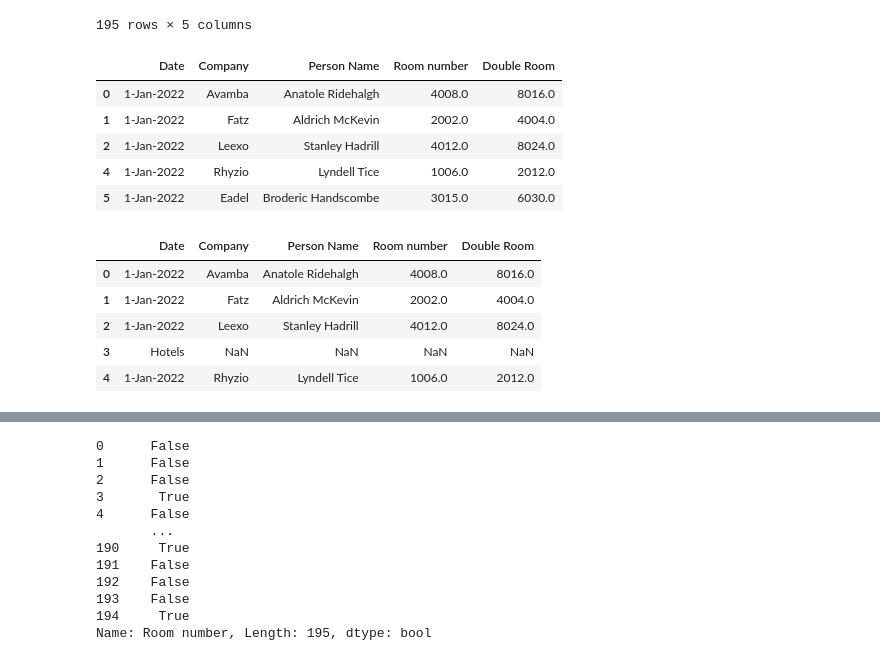
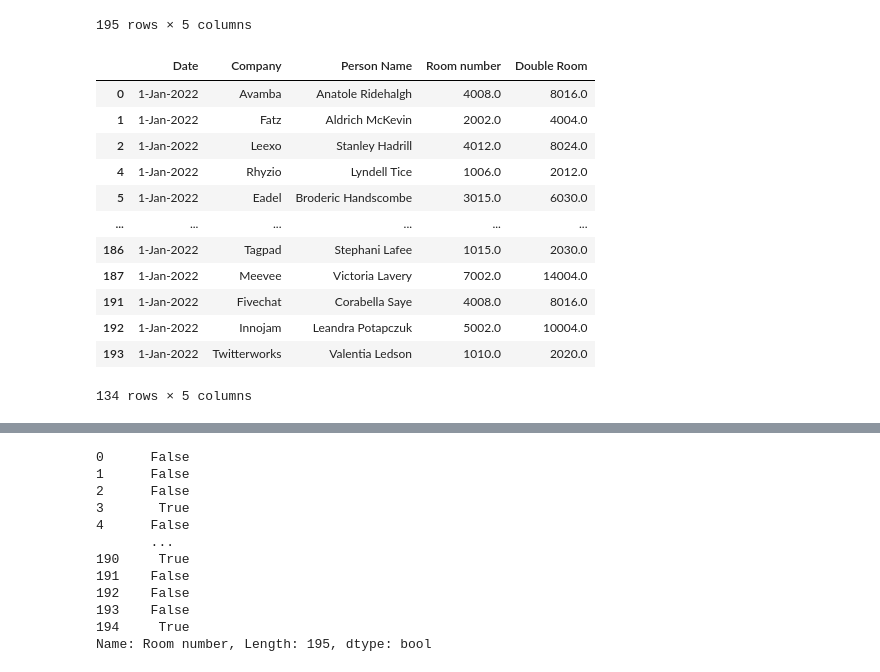
Before and after one commit to Jeremyethridge/Pandas-Practice, a Jupyter notebook: Pandas-practice.ipynb, the cells around one changed output, grey strips where cells are left out. Saved outputs shown, nothing was run; the diff lists cells and outputs as text; code cells hidden in the pictures.

```diff
--- a/Pandas-practice.ipynb
+++ b/Pandas-practice.ipynb
@@ -5,4 +4,4 @@ import
 # %% [markdown]
 Let's load up the hotel booking data
 # %%
-df = pd.read_csv('hotel-booking-data.txt')
+df = pd.read_csv('hotel-booking-data.txt', delimiter='\t')
@@ -72,20 +69,18 @@ df
 # %%
 df2 = df.dropna()
 # %%
-df2.head()
+df2
 # %% [output]
 |  | Date | Company | Person Name | Room number | Double Room |
 | 0 | 1-Jan-2022 | Avamba | Anatole Ridehalgh | 4008.0 | 8016.0 |
 | 1 | 1-Jan-2022 | Fatz | Aldrich McKevin | 2002.0 | 4004.0 |
 | 2 | 1-Jan-2022 | Leexo | Stanley Hadrill | 4012.0 | 8024.0 |
 | 4 | 1-Jan-2022 | Rhyzio | Lyndell Tice | 1006.0 | 2012.0 |
 | 5 | 1-Jan-2022 | Eadel | Broderic Handscombe | 3015.0 | 6030.0 |
+| ... | ... | ... | ... | ... | ... |
+| 186 | 1-Jan-2022 | Tagpad | Stephani Lafee | 1015.0 | 2030.0 |
+| 187 | 1-Jan-2022 | Meevee | Victoria Lavery | 7002.0 | 14004.0 |
+| 191 | 1-Jan-2022 | Fivechat | Corabella Saye | 4008.0 | 8016.0 |
+| 192 | 1-Jan-2022 | Innojam | Leandra Potapczuk | 5002.0 | 10004.0 |
+| 193 | 1-Jan-2022 | Twitterworks | Valentia Ledson | 1010.0 | 2020.0 |
+134 rows × 5 columns
-# %%
-df.head()
-# %% [output]
-|  | Date | Company | Person Name | Room number | Double Room |
-| 0 | 1-Jan-2022 | Avamba | Anatole Ridehalgh | 4008.0 | 8016.0 |
-| 1 | 1-Jan-2022 | Fatz | Aldrich McKevin | 2002.0 | 4004.0 |
-| 2 | 1-Jan-2022 | Leexo | Stanley Hadrill | 4012.0 | 8024.0 |
-| 3 | Hotels | NaN | NaN | NaN | NaN |
-| 4 | 1-Jan-2022 | Rhyzio | Lyndell Tice | 1006.0 | 2012.0 |
```
Also changed, not shown: parts of 5 cells of this notebook, 1 other file.
